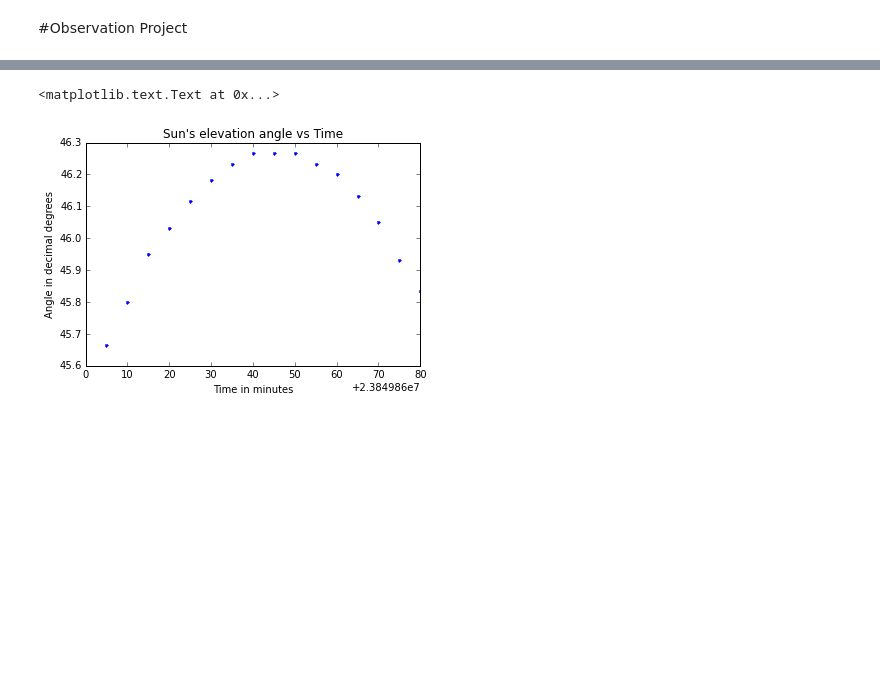
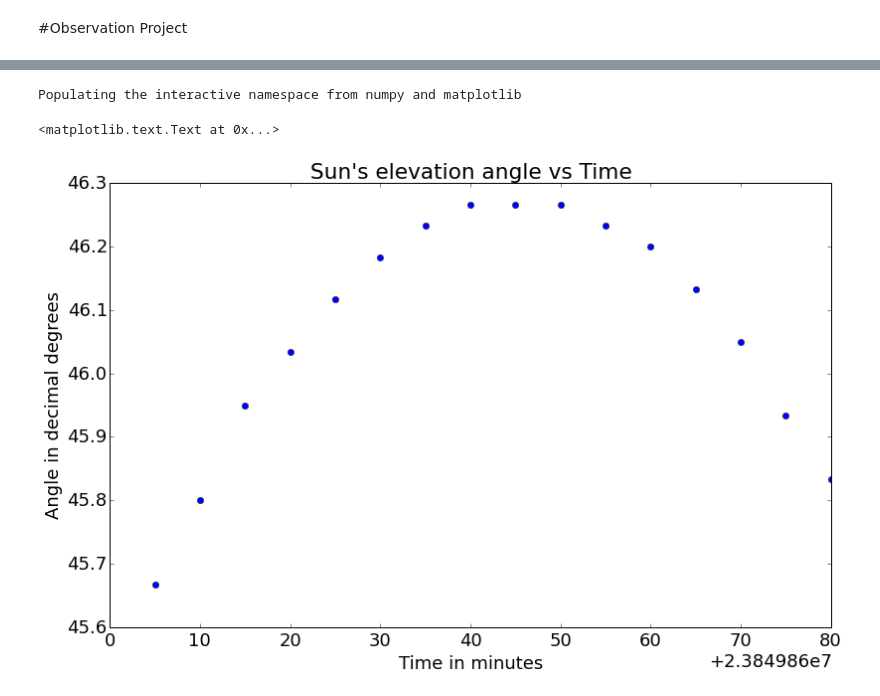
Before and after one commit to alvaro893/MyIpythonNotebooks, a Jupyter notebook: introduction_to_astronomy/Observation Project.ipynb, the cells around one changed output, grey strips where cells are left out. Saved outputs shown, nothing was run; the diff lists cells and outputs as text; code cells hidden in the pictures; blank space fills up the shorter version.

```diff
--- a/introduction_to_astronomy/Observation Project.ipynb
+++ b/introduction_to_astronomy/Observation Project.ipynb
@@ -9,3 +3,13 @@ Populating the interactive namespace from numpy and matplotlib
+# %%
+from __future__ import division
+%pylab inline
+
+# set size of plots
+rcParams['figure.figsize'] = 13, 8
+# set font of plots
+rcParams['font.size'] = 18
+# %% [output]
+Populating the interactive namespace from numpy and matplotlib
 # %%
 # DATA
 def toDecimal(ang, minutes):
@@ -25,13 +29,13 @@ time = array(['2015-05-07 12:45:00','2015-05-07 12:50:00','2015-05-07 12:55:00',
               '2015-05-07 14:00:00'], dtype='datetime64[m]')
 # %%
 # Plot sun altitude
-plot(time, sunangle, '.')
+plot(time, sunangle, 'o')
 
 title("Sun's elevation angle vs Time")
 xlabel('Time in minutes')
 ylabel('Angle in decimal degrees')
 # %% [output]
 <matplotlib.text.Text at 0x...>
-[figure, old version]
+[figure, new version]
 # %%
 # Plot sun azimuth
```
Also changed, not shown: parts of 3 cells of this notebook.
